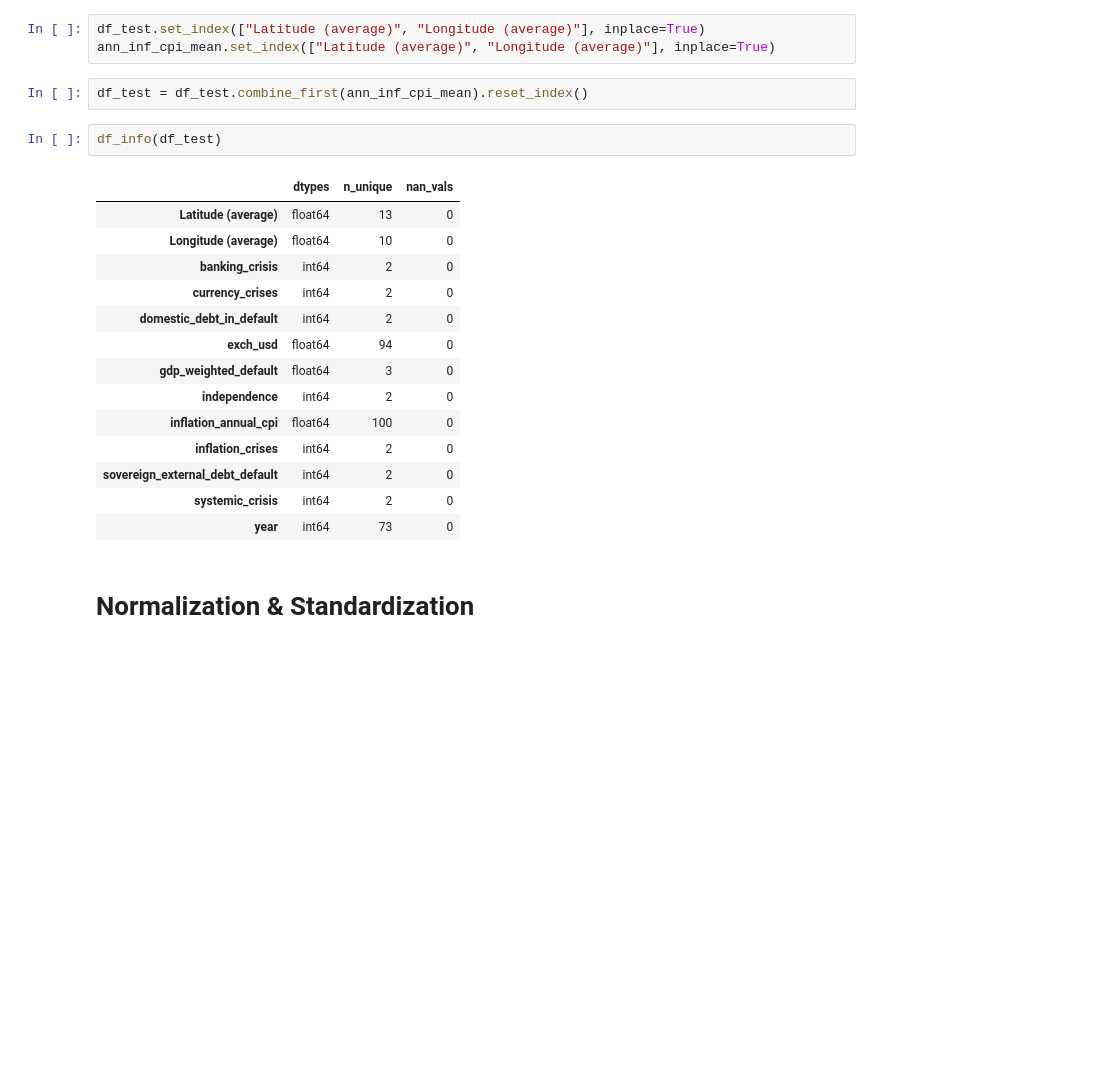
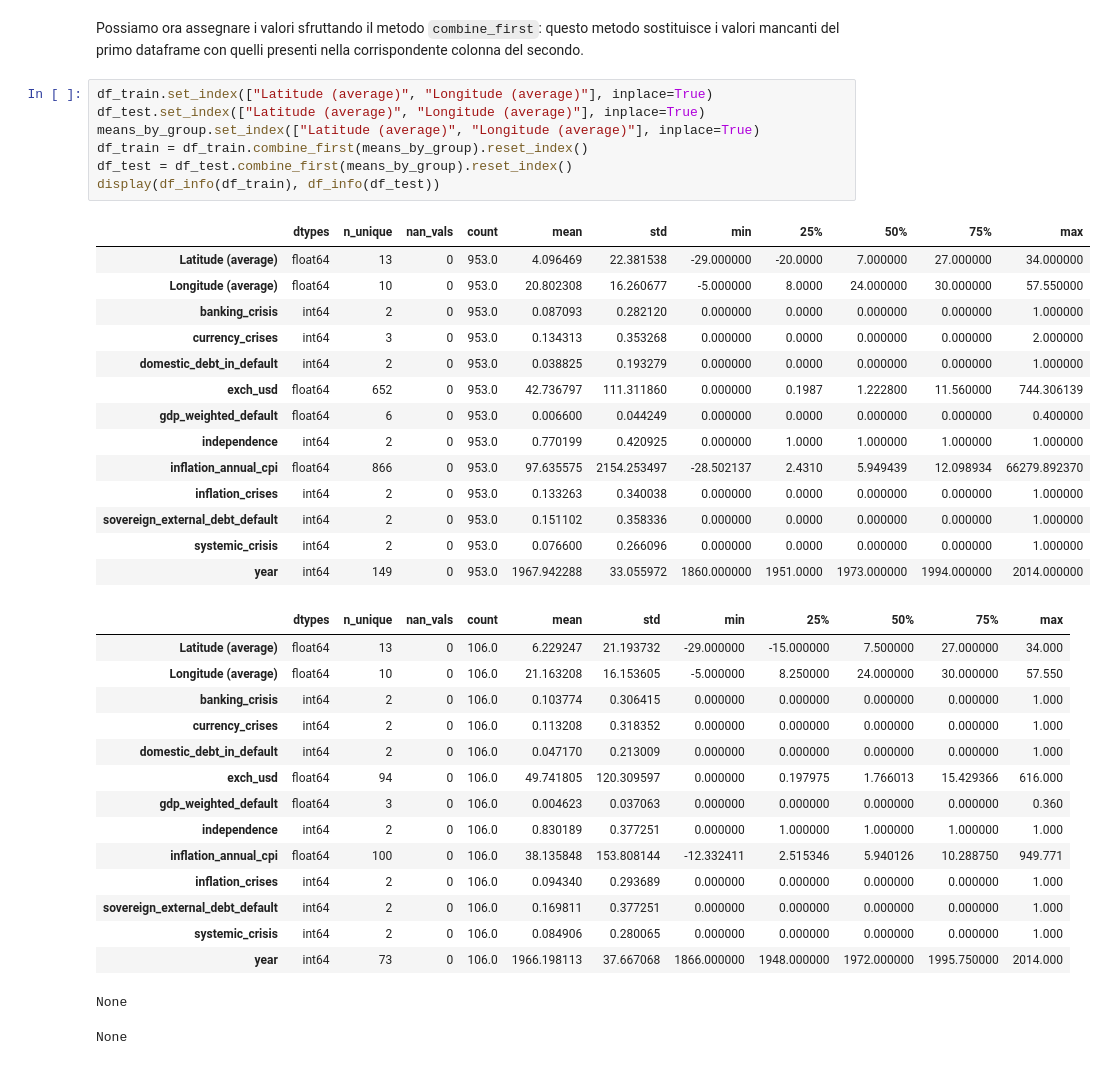
Before and after one commit to DLBD-Department/Python-Data-Science, a Jupyter notebook: notebooks/Lesson 2/E2E-Pandas.ipynb, the cells around one changed output. Cells and saved outputs as stored; diff of their text form; blank space fills up the shorter version.

```diff
--- a/notebooks/Lesson 2/E2E-Pandas.ipynb
+++ b/notebooks/Lesson 2/E2E-Pandas.ipynb
@@ -174,24 +300,40 @@ ann_inf_cpi_mean = (
+# %% [markdown]
+Possiamo ora assegnare i valori sfruttando il metodo `combine_first`: questo metodo sostituisce i valori mancanti del primo dataframe con quelli presenti nella corrispondente colonna del secondo.
 # %%
+df_train.set_index(["Latitude (average)", "Longitude (average)"], inplace=True)
 df_test.set_index(["Latitude (average)", "Longitude (average)"], inplace=True)
-ann_inf_cpi_mean.set_index(["Latitude (average)", "Longitude (average)"], inplace=True)
+means_by_group.set_index(["Latitude (average)", "Longitude (average)"], inplace=True)
+df_train = df_train.combine_first(means_by_group).reset_index()
+df_test = df_test.combine_first(means_by_group).reset_index()
+display(df_info(df_train), df_info(df_test))
+# %% [output]
+|  | dtypes | n_unique | nan_vals | count | mean | std | min | 25% | 50% | 75% | max |
+| Latitude (average) | float64 | 13 | 0 | 953.0 | 4.096469 | 22.381538 | -29.000000 | -20.0000 | 7.000000 | 27.000000 | 34.000000 |
+| Longitude (average) | float64 | 10 | 0 | 953.0 | 20.802308 | 16.260677 | -5.000000 | 8.0000 | 24.000000 | 30.000000 | 57.550000 |
+| banking_crisis | int64 | 2 | 0 | 953.0 | 0.087093 | 0.282120 | 0.000000 | 0.0000 | 0.000000 | 0.000000 | 1.000000 |
+| currency_crises | int64 | 3 | 0 | 953.0 | 0.134313 | 0.353268 | 0.000000 | 0.0000 | 0.000000 | 0.000000 | 2.000000 |
+| domestic_debt_in_default | int64 | 2 | 0 | 953.0 | 0.038825 | 0.193279 | 0.000000 | 0.0000 | 0.000000 | 0.000000 | 1.000000 |
+| exch_usd | float64 | 652 | 0 | 953.0 | 42.736797 | 111.311860 | 0.000000 | 0.1987 | 1.222800 | 11.560000 | 744.306139 |
+| gdp_weighted_default | float64 | 6 | 0 | 953.0 | 0.006600 | 0.044249 | 0.000000 | 0.0000 | 0.000000 | 0.000000 | 0.400000 |
+| independence | int64 | 2 | 0 | 953.0 | 0.770199 | 0.420925 | 0.000000 | 1.0000 | 1.000000 | 1.000000 | 1.000000 |
+| inflation_annual_cpi | float64 | 866 | 0 | 953.0 | 97.635575 | 2154.253497 | -28.502137 | 2.4310 | 5.949439 | 12.098934 | 66279.892370 |
+| inflation_crises | int64 | 2 | 0 | 953.0 | 0.133263 | 0.340038 | 0.000000 | 0.0000 | 0.000000 | 0.000000 | 1.000000 |
+| sovereign_external_debt_default | int64 | 2 | 0 | 953.0 | 0.151102 | 0.358336 | 0.000000 | 0.0000 | 0.000000 | 0.000000 | 1.000000 |
+| systemic_crisis | int64 | 2 | 0 | 953.0 | 0.076600 | 0.266096 | 0.000000 | 0.0000 | 0.000000 | 0.000000 | 1.000000 |
+| year | int64 | 149 | 0 | 953.0 | 1967.942288 | 33.055972 | 1860.000000 | 1951.0000 | 1973.000000 | 1994.000000 | 2014.000000 |
+|  | dtypes | n_unique | nan_vals | count | mean | std | min | 25% | 50% | 75% | max |
+| Latitude (average) | float64 | 13 | 0 | 106.0 | 6.229247 | 21.193732 | -29.000000 | -15.000000 | 7.500000 | 27.000000 | 34.000 |
+| Longitude (average) | float64 | 10 | 0 | 106.0 | 21.163208 | 16.153605 | -5.000000 | 8.250000 | 24.000000 | 30.000000 | 57.550 |
+| banking_crisis | int64 | 2 | 0 | 106.0 | 0.103774 | 0.306415 | 0.000000 | 0.000000 | 0.000000 | 0.000000 | 1.000 |
+| currency_crises | int64 | 2 | 0 | 106.0 | 0.113208 | 0.318352 | 0.000000 | 0.000000 | 0.000000 | 0.000000 | 1.000 |
+| domestic_debt_in_default | int64 | 2 | 0 | 106.0 | 0.047170 | 0.213009 | 0.000000 | 0.000000 | 0.000000 | 0.000000 | 1.000 |
+| exch_usd | float64 | 94 | 0 | 106.0 | 49.741805 | 120.309597 | 0.000000 | 0.197975 | 1.766013 | 15.429366 | 616.000 |
+| gdp_weighted_default | float64 | 3 | 0 | 106.0 | 0.004623 | 0.037063 | 0.000000 | 0.000000 | 0.000000 | 0.000000 | 0.360 |
+| independence | int64 | 2 | 0 | 106.0 | 0.830189 | 0.377251 | 0.000000 | 1.000000 | 1.000000 | 1.000000 | 1.000 |
+| inflation_annual_cpi | float64 | 100 | 0 | 106.0 | 38.135848 | 153.808144 | -12.332411 | 2.515346 | 5.940126 | 10.288750 | 949.771 |
+| inflation_crises | int64 | 2 | 0 | 106.0 | 0.094340 | 0.293689 | 0.000000 | 0.000000 | 0.000000 | 0.000000 | 1.000 |
+| sovereign_external_debt_default | int64 | 2 | 0 | 106.0 | 0.169811 | 0.377251 | 0.000000 | 0.000000 | 0.000000 | 0.000000 | 1.000 |
+| systemic_crisis | int64 | 2 | 0 | 106.0 | 0.084906 | 0.280065 | 0.000000 | 0.000000 | 0.000000 | 0.000000 | 1.000 |
+| year | int64 | 73 | 0 | 106.0 | 1966.198113 | 37.667068 | 1866.000000 | 1948.000000 | 1972.000000 | 1995.750000 | 2014.000 |
+None
+None
-# %%
-df_test = df_test.combine_first(ann_inf_cpi_mean).reset_index()
-# %%
-df_info(df_test)
-# %% [output]
-|  | dtypes | n_unique | nan_vals |
-| Latitude (average) | float64 | 13 | 0 |
-| Longitude (average) | float64 | 10 | 0 |
-| banking_crisis | int64 | 2 | 0 |
-| currency_crises | int64 | 2 | 0 |
-| domestic_debt_in_default | int64 | 2 | 0 |
-| exch_usd | float64 | 94 | 0 |
-| gdp_weighted_default | float64 | 3 | 0 |
-| independence | int64 | 2 | 0 |
-| inflation_annual_cpi | float64 | 100 | 0 |
-| inflation_crises | int64 | 2 | 0 |
-| sovereign_external_debt_default | int64 | 2 | 0 |
-| systemic_crisis | int64 | 2 | 0 |
-| year | int64 | 73 | 0 |
-# %% [markdown]
-# Normalization & Standardization
```
Also changed, not shown: parts of 53 cells of this notebook, 4 other files.
